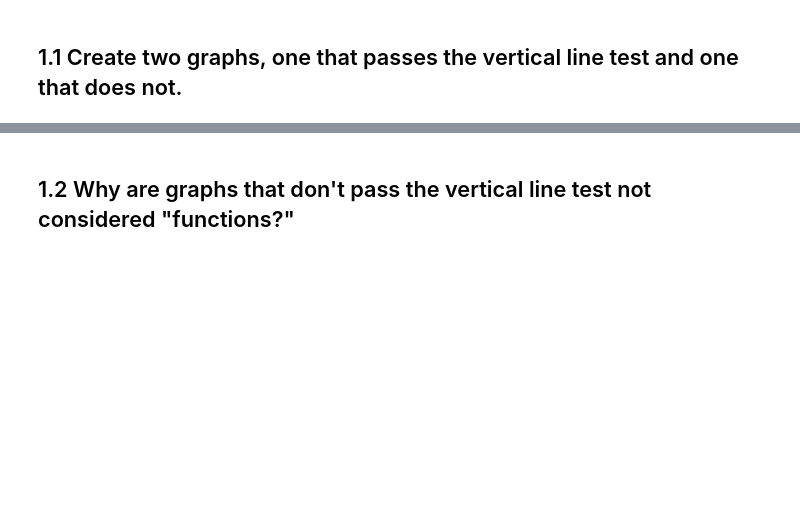
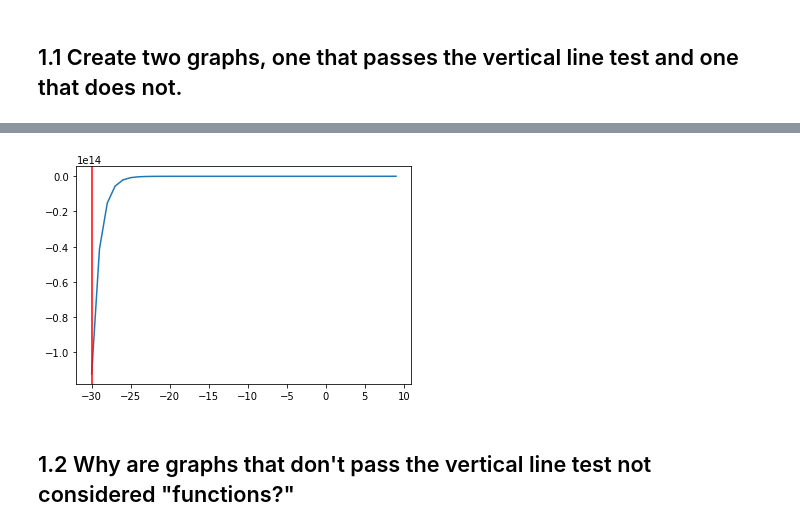
Before and after one commit to yestrella14/DS-Unit-1-Sprint-3-Linear-Algebra, a Jupyter notebook: LS_DS_133_High_Dimensional_Data_Assignment.ipynb, the cells around one changed output, grey strips where cells are left out. Drawn from its saved outputs; the diff is of its cells as text; code cells hidden in the pictures; blank space fills up the shorter version.

```diff
--- a/LS_DS_133_High_Dimensional_Data_Assignment.ipynb
+++ b/LS_DS_133_High_Dimensional_Data_Assignment.ipynb
@@ -11,3 +20,11 @@
+# %%
+from math import pi, sin, cos, tan, sinh
+x = np.arange(-30, 10)
+y =  3*(np.sinh(x)) +2*y +x**3
+plt.plot(x, y)
+plt.axvline(x=-30, color='r');
+# %% [output]
+[figure, added]
 # %% [markdown]
 ## 1.2 Why are graphs that don't pass the vertical line test not considered "functions?"
 # %% [markdown]
```
Also changed, not shown: parts of 2 cells of this notebook.
